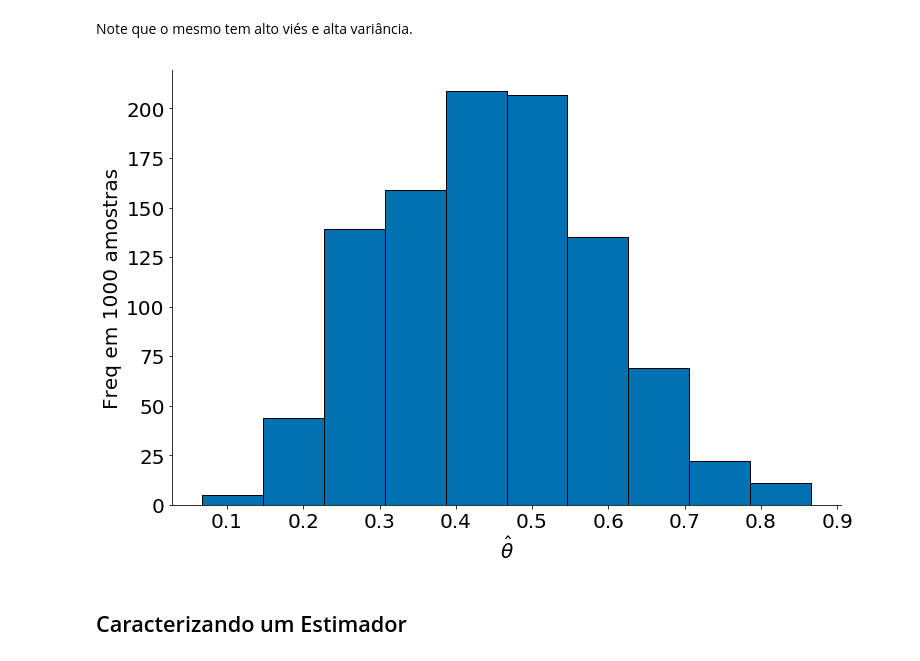
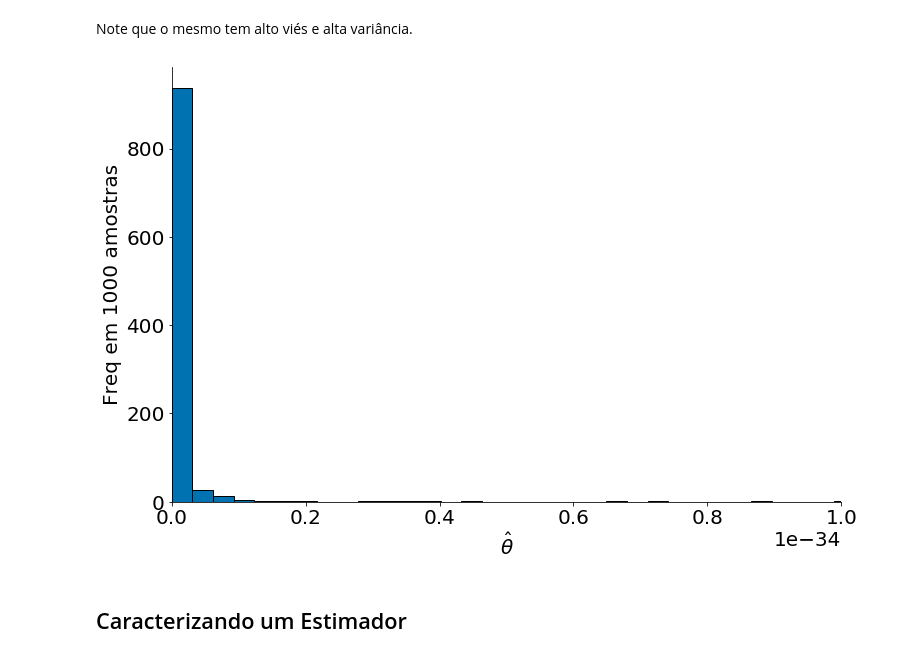
Before and after one commit to icd-ufmg/material, a Jupyter notebook: aulas/07-Risco/Aula07 - Risco.ipynb, the cells around one changed output. Cells and saved outputs as stored; diff of their text form; code cells hidden in the pictures.

```diff
--- a/aulas/07-Risco/Aula07 - Risco.ipynb
+++ b/aulas/07-Risco/Aula07 - Risco.ipynb
@@ -135,7 +147,7 @@ Agora vamos fazer um estimador com amostras de tamanho 10000. Observe como estam
 # %%
 estimativas = []
 for _ in range(1000):
-    data = np.random.beta(3, 2, size=10000)
+    data = np.random.beta(3, 2, size=30)
     estimativas.append(data.mean())
 # %%
 plt.hist(estimativas, edgecolor='k');
@@ -158,17 +170,18 @@ $\hat{\theta_b} = \sqrt{X_1 * X_2 * X_3}$
 # %%
 estimativas = []
 for _ in range(1000):
-    data = np.random.beta(3, 2, size=3)
-    estimativas.append(np.sqrt(data[0] * data[1] * data[2]))
+    data = np.random.beta(3, 2, size=300)
+    estimativas.append(np.sqrt(data.prod()))
 # %% [markdown]
 Note que o mesmo tem alto viés e alta variância.
 # %%
-plt.hist(estimativas, edgecolor='k');
+plt.hist(estimativas, edgecolor='k', bins=200);
 plt.xlabel(r'$\hat{\theta}$')
 plt.ylabel('Freq em 1000 amostras')
+plt.xlim(0, 1e-34)
 despine()
 # %% [output]
-[figure, old version]
+[figure, new version]
 # %% [markdown]
 ## Caracterizando um Estimador
 # %% [markdown]
```
Also changed, not shown: parts of 5 cells of this notebook, 1 other file.
